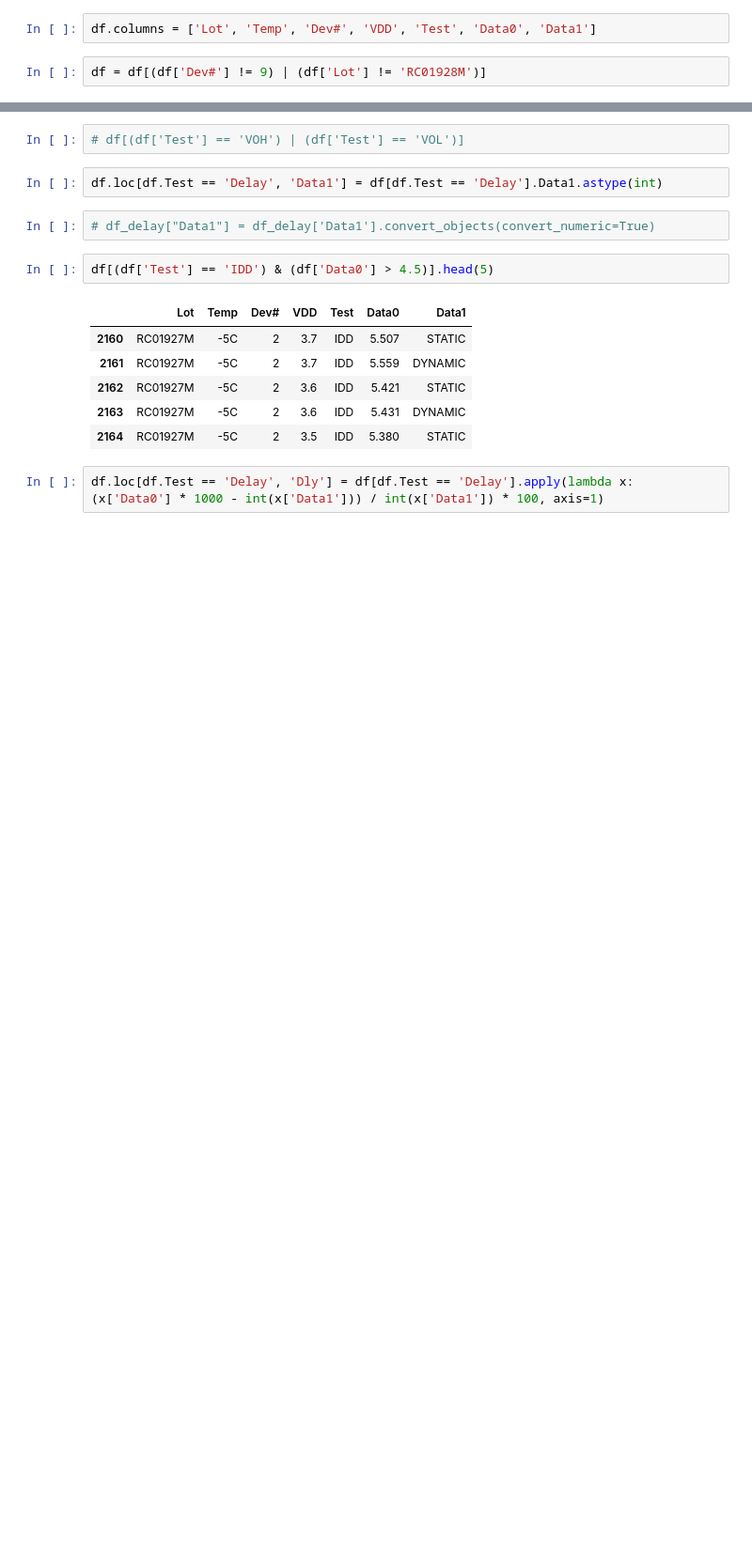
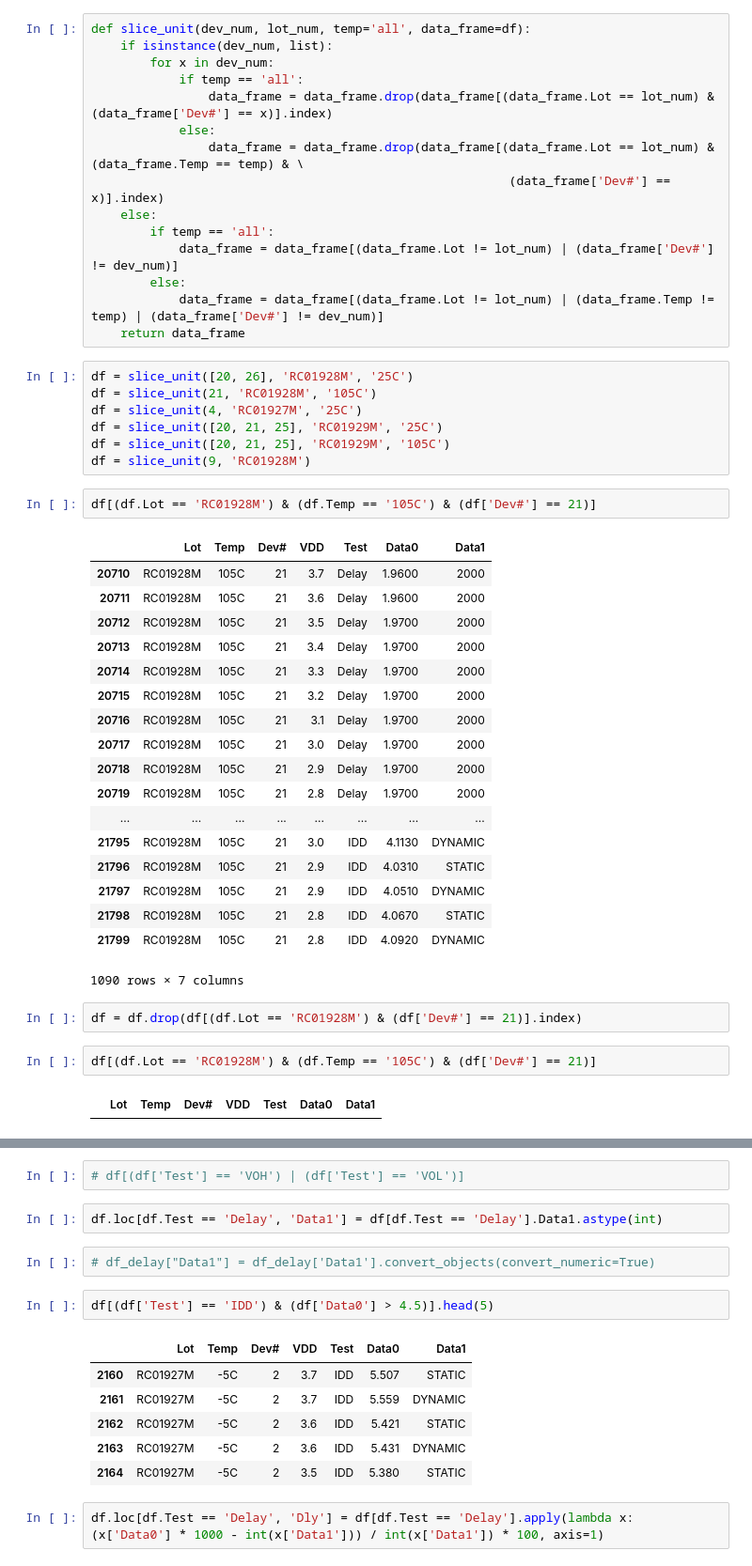
Before and after one commit to yimuguo/DlogProcess, a Jupyter notebook: dlineprocess.ipynb, the cells around one changed output, grey strips where cells are left out. Shown at 94% size. Drawn from its saved outputs; the diff is of its cells as text; blank space fills up the shorter version.

Commit message:
Get rid of invalid units.

```diff
--- a/dlineprocess.ipynb
+++ b/dlineprocess.ipynb
@@ -29,4 +34,49 @@ df = df.append(data2df(lotnum, '-5C'))
-# %%
-df.columns = ['Lot', 'Temp', 'Dev#', 'VDD', 'Test', 'Data0', 'Data1']
+# %%
+def slice_unit(dev_num, lot_num, temp='all', data_frame=df):
+    if isinstance(dev_num, list):
+        for x in dev_num:
+            if temp == 'all':
+                data_frame = data_frame.drop(data_frame[(data_frame.Lot == lot_num) & (data_frame['Dev#'] == x)].index)
+            else:
+                data_frame = data_frame.drop(data_frame[(data_frame.Lot == lot_num) & (data_frame.Temp == temp) & \
+                                                         (data_frame['Dev#'] == x)].index)
+    else:
+        if temp == 'all':
+            data_frame = data_frame[(data_frame.Lot != lot_num) | (data_frame['Dev#'] != dev_num)]
+        else:
+            data_frame = data_frame[(data_frame.Lot != lot_num) | (data_frame.Temp != temp) | (data_frame['Dev#'] != dev_num)]
+    return data_frame
+# %%
+df = slice_unit([20, 26], 'RC01928M', '25C')
+df = slice_unit(21, 'RC01928M', '105C')
+df = slice_unit(4, 'RC01927M', '25C')
+df = slice_unit([20, 21, 25], 'RC01929M', '25C')
+df = slice_unit([20, 21, 25], 'RC01929M', '105C')
+df = slice_unit(9, 'RC01928M')
+# %%
+df[(df.Lot == 'RC01928M') & (df.Temp == '105C') & (df['Dev#'] == 21)]
+# %% [output]
+|  | Lot | Temp | Dev# | VDD | Test | Data0 | Data1 |
+| 20710 | RC01928M | 105C | 21 | 3.7 | Delay | 1.9600 | 2000 |
+| 20711 | RC01928M | 105C | 21 | 3.6 | Delay | 1.9600 | 2000 |
+| 20712 | RC01928M | 105C | 21 | 3.5 | Delay | 1.9700 | 2000 |
+| 20713 | RC01928M | 105C | 21 | 3.4 | Delay | 1.9700 | 2000 |
+| 20714 | RC01928M | 105C | 21 | 3.3 | Delay | 1.9700 | 2000 |
+| 20715 | RC01928M | 105C | 21 | 3.2 | Delay | 1.9700 | 2000 |
+| 20716 | RC01928M | 105C | 21 | 3.1 | Delay | 1.9700 | 2000 |
+| 20717 | RC01928M | 105C | 21 | 3.0 | Delay | 1.9700 | 2000 |
+| 20718 | RC01928M | 105C | 21 | 2.9 | Delay | 1.9700 | 2000 |
+| 20719 | RC01928M | 105C | 21 | 2.8 | Delay | 1.9700 | 2000 |
+| ... | ... | ... | ... | ... | ... | ... | ... |
+| 21795 | RC01928M | 105C | 21 | 3.0 | IDD | 4.1130 | DYNAMIC |
+| 21796 | RC01928M | 105C | 21 | 2.9 | IDD | 4.0310 | STATIC |
+| 21797 | RC01928M | 105C | 21 | 2.9 | IDD | 4.0510 | DYNAMIC |
+| 21798 | RC01928M | 105C | 21 | 2.8 | IDD | 4.0670 | STATIC |
+| 21799 | RC01928M | 105C | 21 | 2.8 | IDD | 4.0920 | DYNAMIC |
+1090 rows × 7 columns
 # %%
-df = df[(df['Dev#'] != 9) | (df['Lot'] != 'RC01928M')]
+df = df.drop(df[(df.Lot == 'RC01928M') & (df['Dev#'] == 21)].index)
+# %%
+df[(df.Lot == 'RC01928M') & (df.Temp == '105C') & (df['Dev#'] == 21)]
+# %% [output]
+|  | Lot | Temp | Dev# | VDD | Test | Data0 | Data1 |
```
Also changed, not shown: parts of 12 cells of this notebook.
